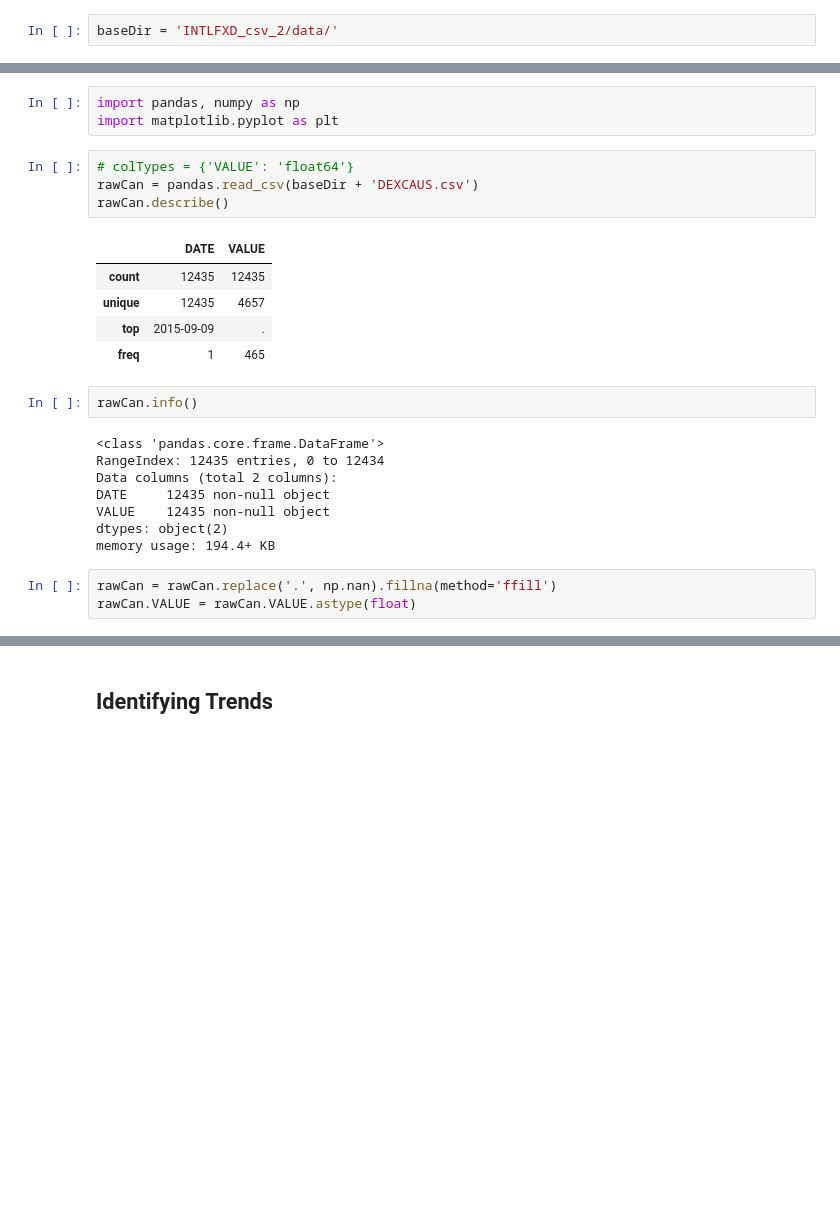
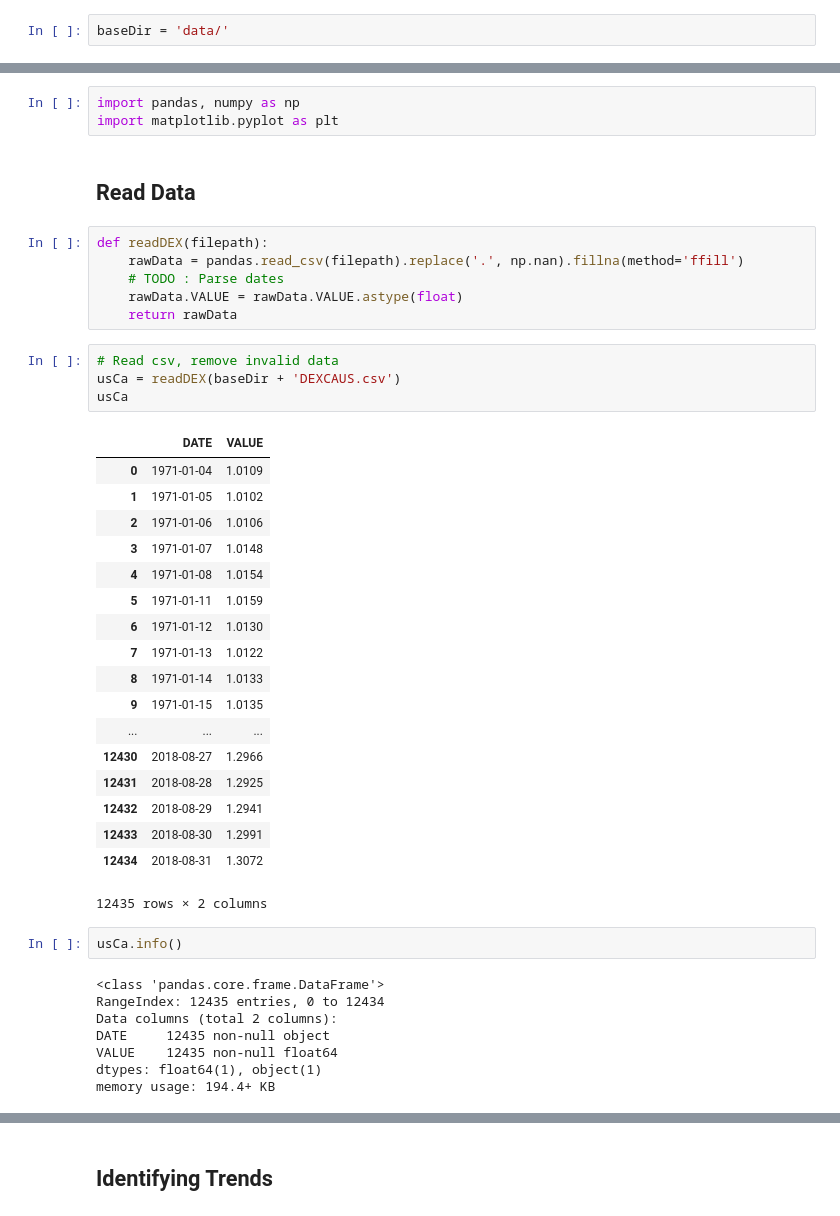
Before and after one commit to Angus-McLean/fxboys, a Jupyter notebook: FOREX Attempt1.ipynb, the cells around one changed output, grey strips where cells are left out. Drawn from its saved outputs; the diff is of its cells as text; blank space fills up the shorter version.

```diff
--- a/FOREX Attempt1.ipynb
+++ b/FOREX Attempt1.ipynb
@@ -26,7 +33,7 @@ DATE,VALUE
 1971-01-13,1.0122
 1971-01-14,1.0133
 # %%
-baseDir = 'INTLFXD_csv_2/data/'
+baseDir = 'data/'
 # %% [markdown]
 ## Imports
 # %%
@@ -34,26 +41,44 @@ baseDir = 'INTLFXD_csv_2/data/'
 # %%
 import pandas, numpy as np
 import matplotlib.pyplot as plt
-# %%
-# colTypes = {'VALUE': 'float64'}
-rawCan = pandas.read_csv(baseDir + 'DEXCAUS.csv')
-rawCan.describe()
-# %% [output]
-|  | DATE | VALUE |
-| count | 12435 | 12435 |
-| unique | 12435 | 4657 |
-| top | 2015-09-09 | . |
-| freq | 1 | 465 |
+# %% [markdown]
+## Read Data
+# %%
+def readDEX(filepath):
+    rawData = pandas.read_csv(filepath).replace('.', np.nan).fillna(method='ffill')
+    # TODO : Parse dates
+    rawData.VALUE = rawData.VALUE.astype(float)
+    return rawData
+# %%
+# Read csv, remove invalid data
+usCa = readDEX(baseDir + 'DEXCAUS.csv')
+usCa
+# %% [output]
+|  | DATE | VALUE |
+| 0 | 1971-01-04 | 1.0109 |
+| 1 | 1971-01-05 | 1.0102 |
+| 2 | 1971-01-06 | 1.0106 |
+| 3 | 1971-01-07 | 1.0148 |
+| 4 | 1971-01-08 | 1.0154 |
+| 5 | 1971-01-11 | 1.0159 |
+| 6 | 1971-01-12 | 1.0130 |
+| 7 | 1971-01-13 | 1.0122 |
+| 8 | 1971-01-14 | 1.0133 |
+| 9 | 1971-01-15 | 1.0135 |
+| ... | ... | ... |
+| 12430 | 2018-08-27 | 1.2966 |
+| 12431 | 2018-08-28 | 1.2925 |
+| 12432 | 2018-08-29 | 1.2941 |
+| 12433 | 2018-08-30 | 1.2991 |
+| 12434 | 2018-08-31 | 1.3072 |
+12435 rows × 2 columns
 # %%
-rawCan.info()
+usCa.info()
 # %% [output]
 <class 'pandas.core.frame.DataFrame'>
 RangeIndex: 12435 entries, 0 to 12434
 Data columns (total 2 columns):
 DATE     12435 non-null object
-VALUE    12435 non-null object
-dtypes: object(2)
+VALUE    12435 non-null float64
+dtypes: float64(1), object(1)
 memory usage: 194.4+ KB
-# %%
-rawCan = rawCan.replace('.', np.nan).fillna(method='ffill')
-rawCan.VALUE = rawCan.VALUE.astype(float)
```
Also changed, not shown: parts of 29 cells of this notebook.
